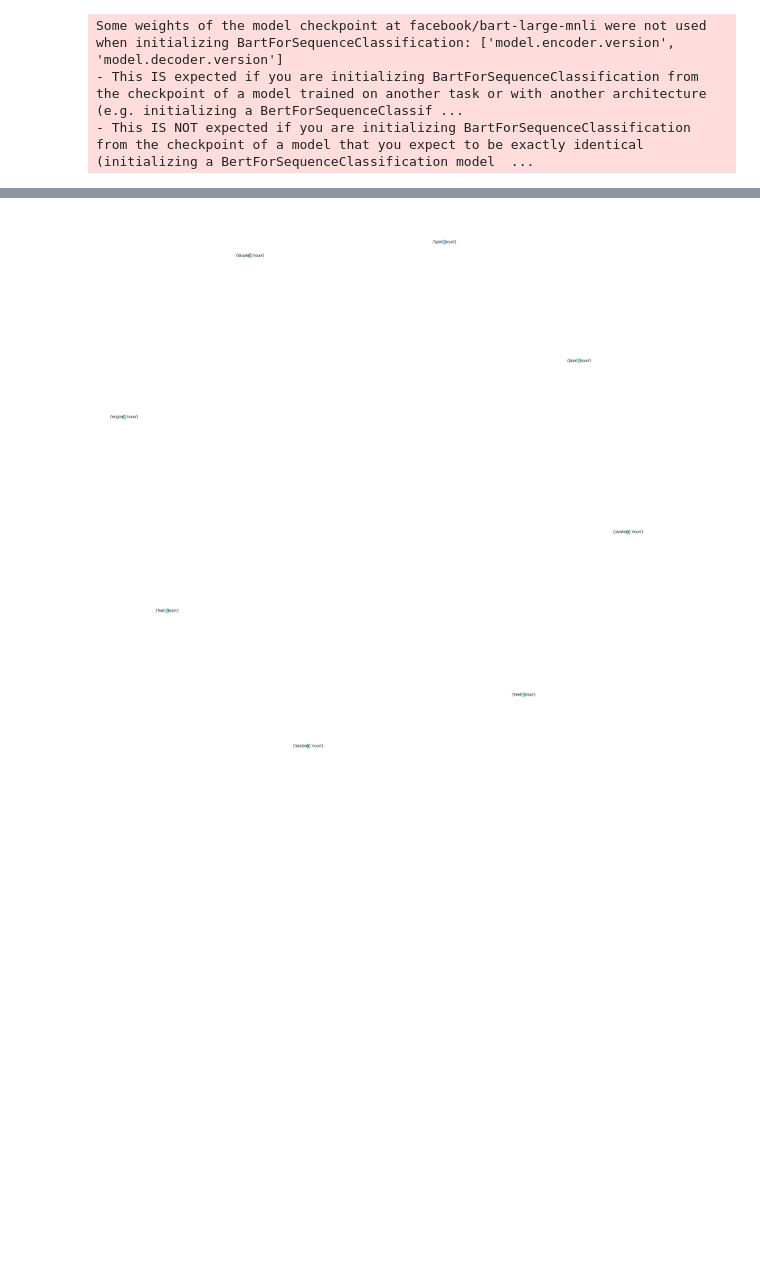
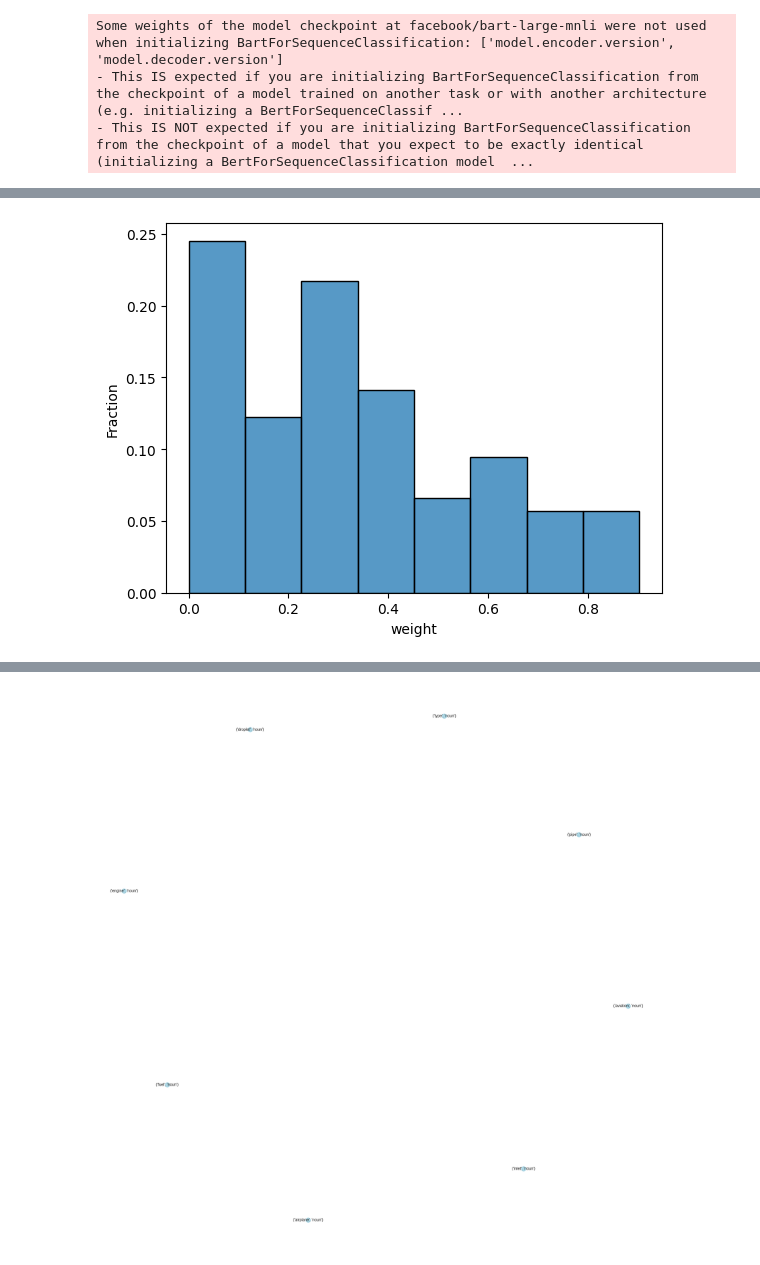
Before and after one commit to mgalusza/srl, a Jupyter notebook: lex_rank.ipynb, the cells around one changed output, grey strips where cells are left out. Cells and saved outputs as stored; diff of their text form; code cells hidden in the pictures; blank space fills up the shorter version.

```diff
--- a/lex_rank.ipynb
+++ b/lex_rank.ipynb
@@ -1690,0 +1956,11 @@ plt.show()
+# %%
+import seaborn as sns
+import matplotlib.pyplot as plt
+
+sns.histplot(data=df[df['GPT Decision'] == 'No'], x='weight',stat='probability')
+plt.ylabel('Fraction')  # You can replace 'Count' with your desired label
+
+# Show the plot
+plt.show()
+# %% [output]
+[figure, added]
```
Also changed, not shown: parts of 88 cells of this notebook, 15 other files.
